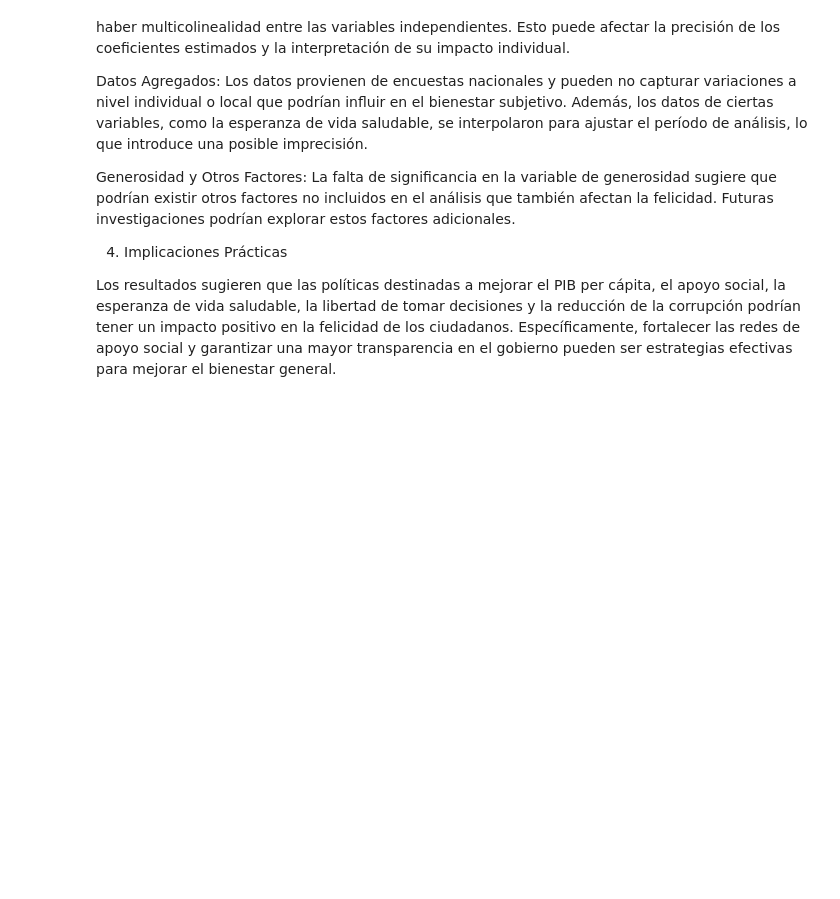
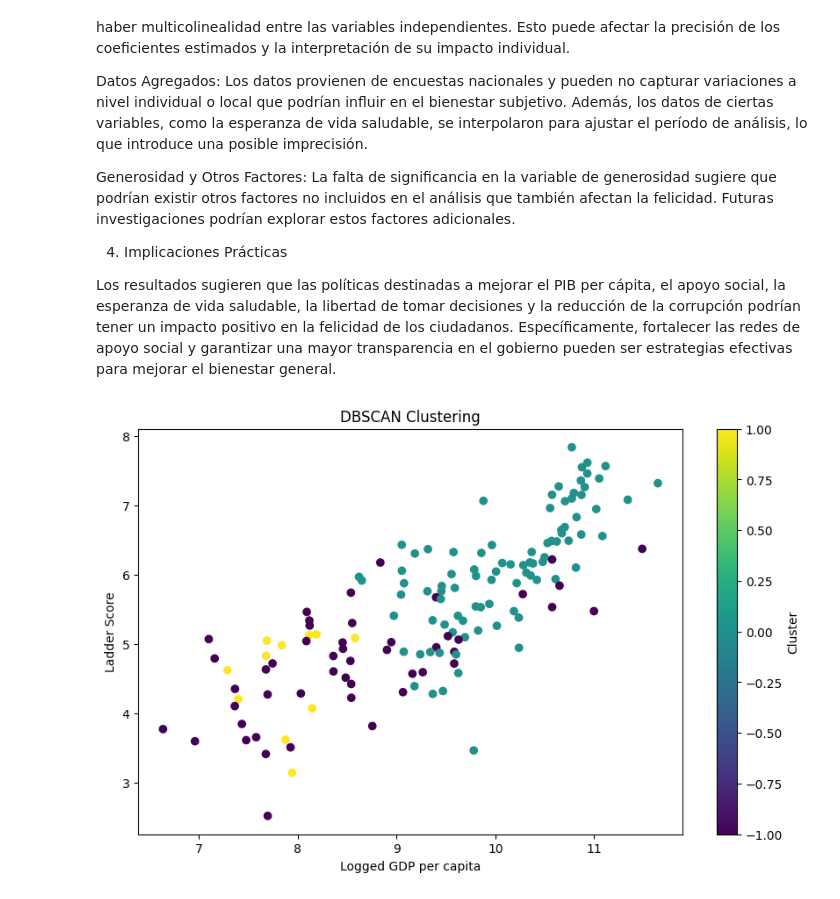
Before and after one commit to luispmorera/TP_Morera_Luis_Data_Science, a Jupyter notebook: PROYECTO_FINAL_CH.ipynb, the cells around one changed output. Saved outputs shown, nothing was run; the diff lists cells and outputs as text; code cells hidden in the pictures; blank space fills up the shorter version.

```diff
--- a/PROYECTO_FINAL_CH.ipynb
+++ b/PROYECTO_FINAL_CH.ipynb
@@ -537,3 +567,27 @@ Generosidad y Otros Factores: La falta de significancia en la variable de genero
 4. Implicaciones Prácticas
 
 Los resultados sugieren que las políticas destinadas a mejorar el PIB per cápita, el apoyo social, la esperanza de vida saludable, la libertad de tomar decisiones y la reducción de la corrupción podrían tener un impacto positivo en la felicidad de los ciudadanos. Específicamente, fortalecer las redes de apoyo social y garantizar una mayor transparencia en el gobierno pueden ser estrategias efectivas para mejorar el bienestar general.
+# %%
+from sklearn.preprocessing import StandardScaler
+from sklearn.cluster import DBSCAN
+
+# Escalar datos
+scaler = StandardScaler()
+scaled_data = scaler.fit_transform(df_clean[['Logged GDP per capita', 'Social support', 'Healthy life expectancy']])
+# %%
+# Aplicar DBSCAN
+dbscan = DBSCAN(eps=0.5, min_samples=5)  # Ajusta eps y min_samples según sea necesario
+clusters_dbscan = dbscan.fit_predict(scaled_data)
+
+# Añadir resultados al DataFrame
+df_clean['DBSCAN Cluster'] = clusters_dbscan
+# %%
+plt.figure(figsize=(10, 6))
+plt.scatter(df_clean['Logged GDP per capita'], df_clean['Ladder score'], c=df_clean['DBSCAN Cluster'], cmap='viridis')
+plt.title('DBSCAN Clustering')
+plt.xlabel('Logged GDP per capita')
+plt.ylabel('Ladder Score')
+plt.colorbar(label='Cluster')
+plt.show()
+# %% [output]
+[figure, added]
```
Also changed, not shown: parts of 24 cells of this notebook.
